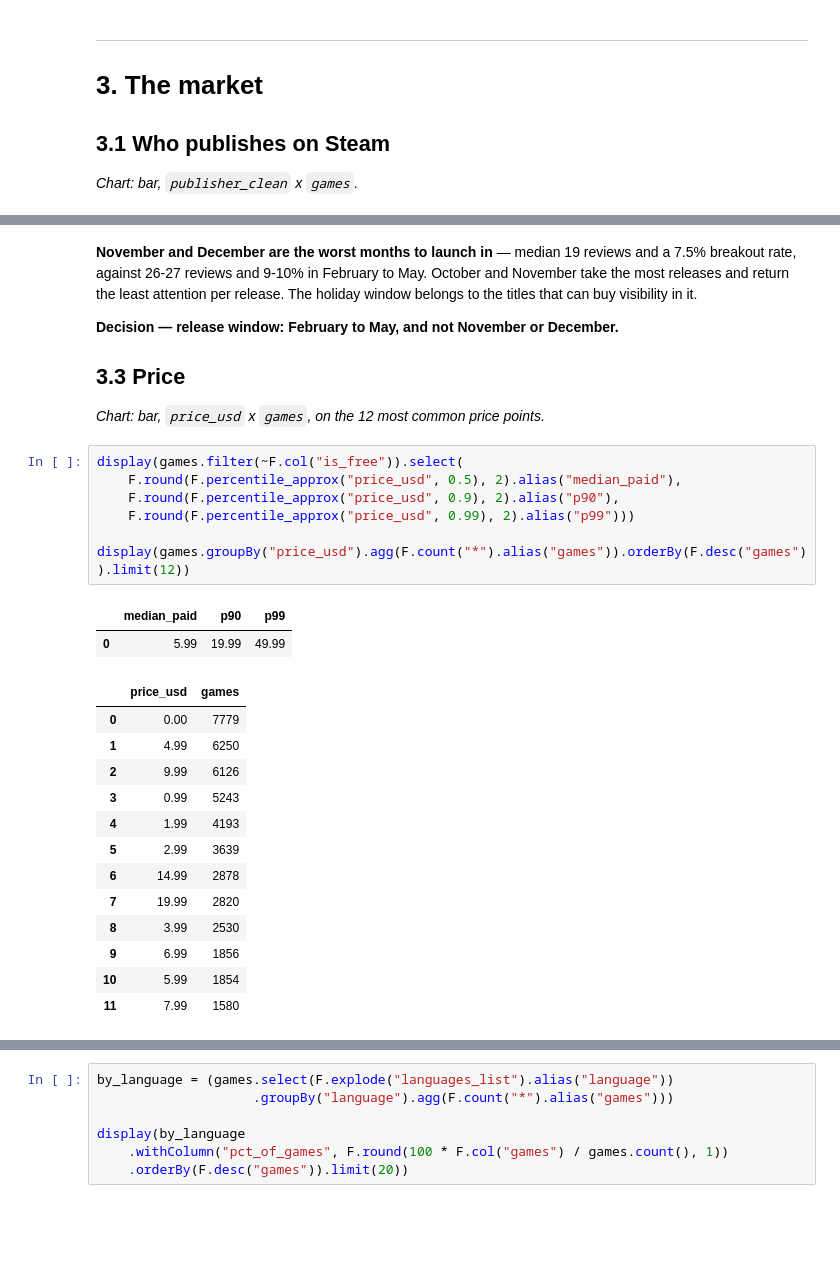
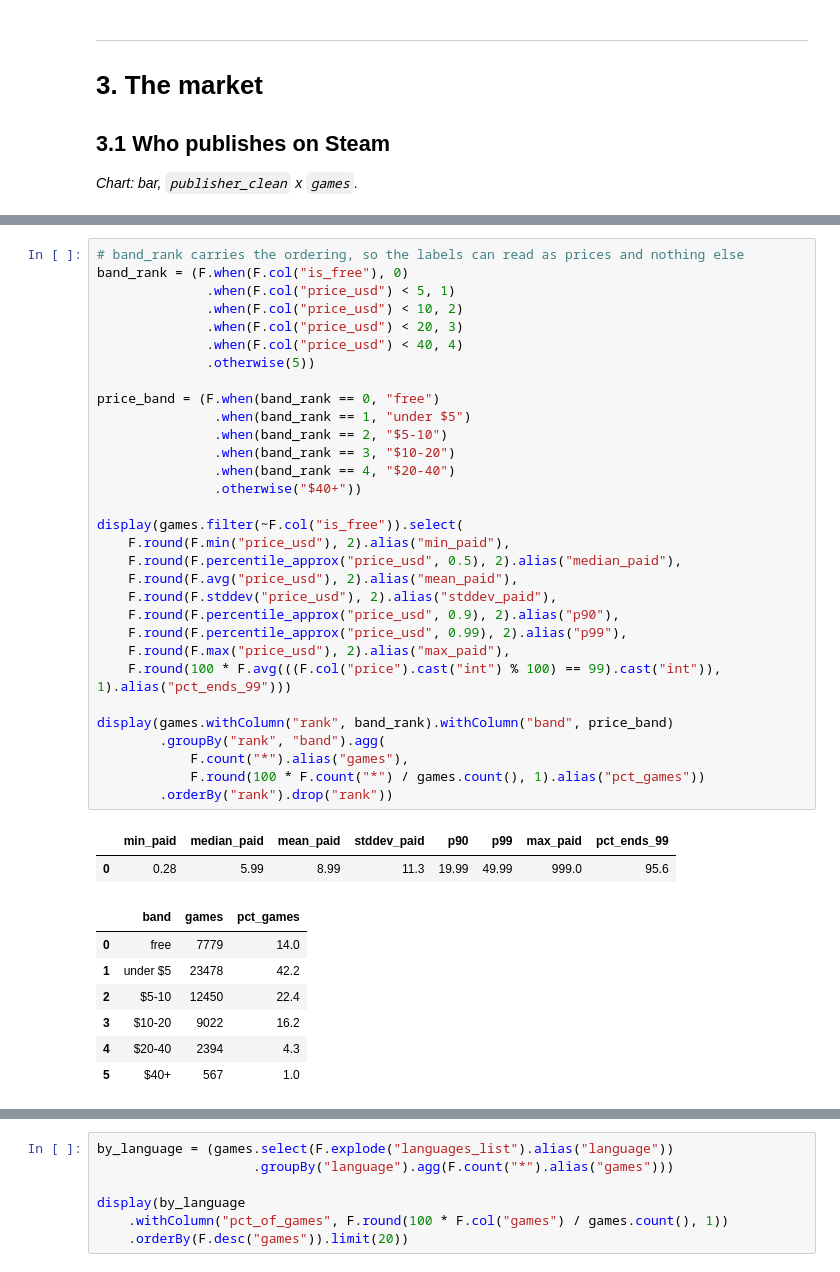
Before and after one commit to paezxavi/jedha_steam_project, a Jupyter notebook: steam_project.ipynb, the cells around one changed output, grey strips where cells are left out. Drawn from its saved outputs; the diff is of its cells as text; blank space fills up the shorter version.

```diff
--- a/steam_project.ipynb
+++ b/steam_project.ipynb
@@ -725,35 +662,42 @@ display(outcome(games.filter(F.col("release_year").between(2015, 2021) & ~F.col(
-# %% [markdown]
-**November and December are the worst months to launch in** — median 19 reviews and a 7.5%
-breakout rate, against 26-27 reviews and 9-10% in February to May. October and November take the
-most releases and return the least attention per release. The holiday window belongs to the
-titles that can buy visibility in it.
-
-**Decision — release window: February to May, and not November or December.**
-
-## 3.3 Price
-
-*Chart: bar, `price_usd` x `games`, on the 12 most common price points.*
 # %%
+# band_rank carries the ordering, so the labels can read as prices and nothing else
+band_rank = (F.when(F.col("is_free"), 0)
+              .when(F.col("price_usd") < 5, 1)
+              .when(F.col("price_usd") < 10, 2)
+              .when(F.col("price_usd") < 20, 3)
+              .when(F.col("price_usd") < 40, 4)
+              .otherwise(5))
+
+price_band = (F.when(band_rank == 0, "free")
+               .when(band_rank == 1, "under $5")
+               .when(band_rank == 2, "$5-10")
+               .when(band_rank == 3, "$10-20")
+               .when(band_rank == 4, "$20-40")
+               .otherwise("$40+"))
+
 display(games.filter(~F.col("is_free")).select(
+    F.round(F.min("price_usd"), 2).alias("min_paid"),
     F.round(F.percentile_approx("price_usd", 0.5), 2).alias("median_paid"),
+    F.round(F.avg("price_usd"), 2).alias("mean_paid"),
+    F.round(F.stddev("price_usd"), 2).alias("stddev_paid"),
     F.round(F.percentile_approx("price_usd", 0.9), 2).alias("p90"),
-    F.round(F.percentile_approx("price_usd", 0.99), 2).alias("p99")))
+    F.round(F.percentile_approx("price_usd", 0.99), 2).alias("p99"),
+    F.round(F.max("price_usd"), 2).alias("max_paid"),
+    F.round(100 * F.avg(((F.col("price").cast("int") % 100) == 99).cast("int")), 1).alias("pct_ends_99")))
 
-display(games.groupBy("price_usd").agg(F.count("*").alias("games")).orderBy(F.desc("games")).limit(12))
+display(games.withColumn("rank", band_rank).withColumn("band", price_band)
+        .groupBy("rank", "band").agg(
+            F.count("*").alias("games"),
+            F.round(100 * F.count("*") / games.count(), 1).alias("pct_games"))
+        .orderBy("rank").drop("rank"))
 # %% [output]
-|  | median_paid | p90 | p99 |
-| 0 | 5.99 | 19.99 | 49.99 |
+|  | min_paid | median_paid | mean_paid | stddev_paid | p90 | p99 | max_paid | pct_ends_99 |
+| 0 | 0.28 | 5.99 | 8.99 | 11.3 | 19.99 | 49.99 | 999.0 | 95.6 |
-|  | price_usd | games |
-| 0 | 0.00 | 7779 |
-| 1 | 4.99 | 6250 |
-| 2 | 9.99 | 6126 |
-| 3 | 0.99 | 5243 |
-| 4 | 1.99 | 4193 |
-| 5 | 2.99 | 3639 |
-| 6 | 14.99 | 2878 |
-| 7 | 19.99 | 2820 |
-| 8 | 3.99 | 2530 |
-| 9 | 6.99 | 1856 |
-| 10 | 5.99 | 1854 |
-| 11 | 7.99 | 1580 |
+|  | band | games | pct_games |
+| 0 | free | 7779 | 14.0 |
+| 1 | under $5 | 23478 | 42.2 |
+| 2 | $5-10 | 12450 | 22.4 |
+| 3 | $10-20 | 9022 | 16.2 |
+| 4 | $20-40 | 2394 | 4.3 |
+| 5 | $40+ | 567 | 1.0 |
 # %% [markdown]
```
Also changed, not shown: parts of 23 cells of this notebook, 3 other files.
